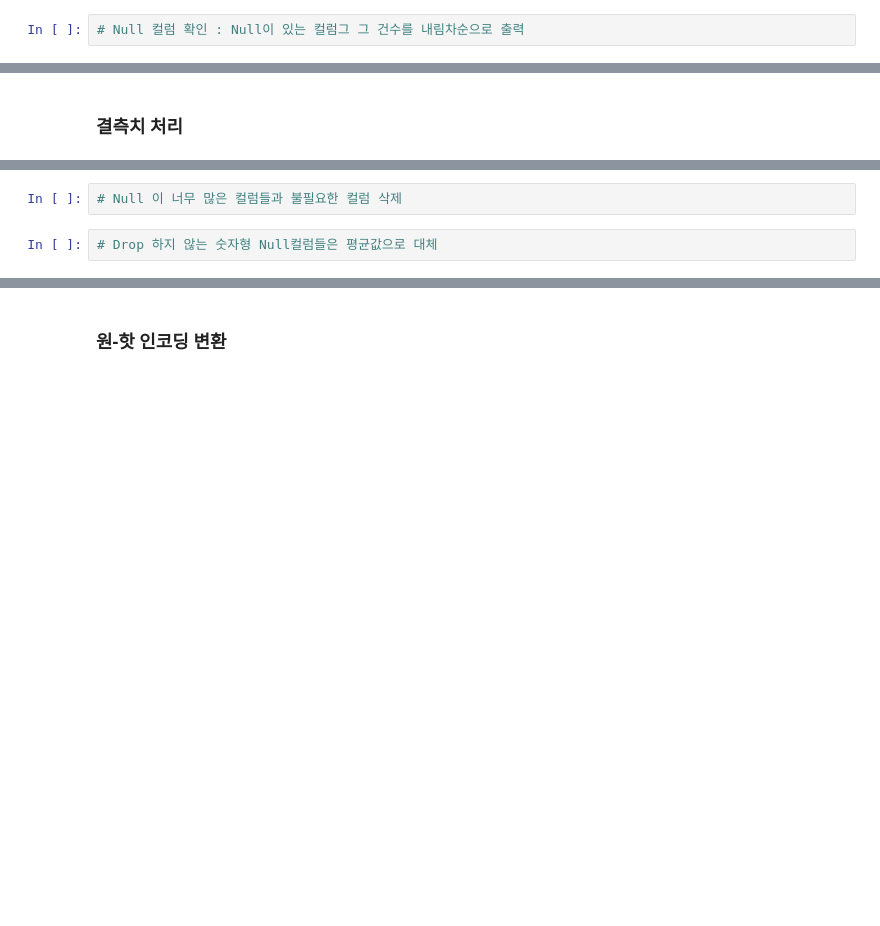
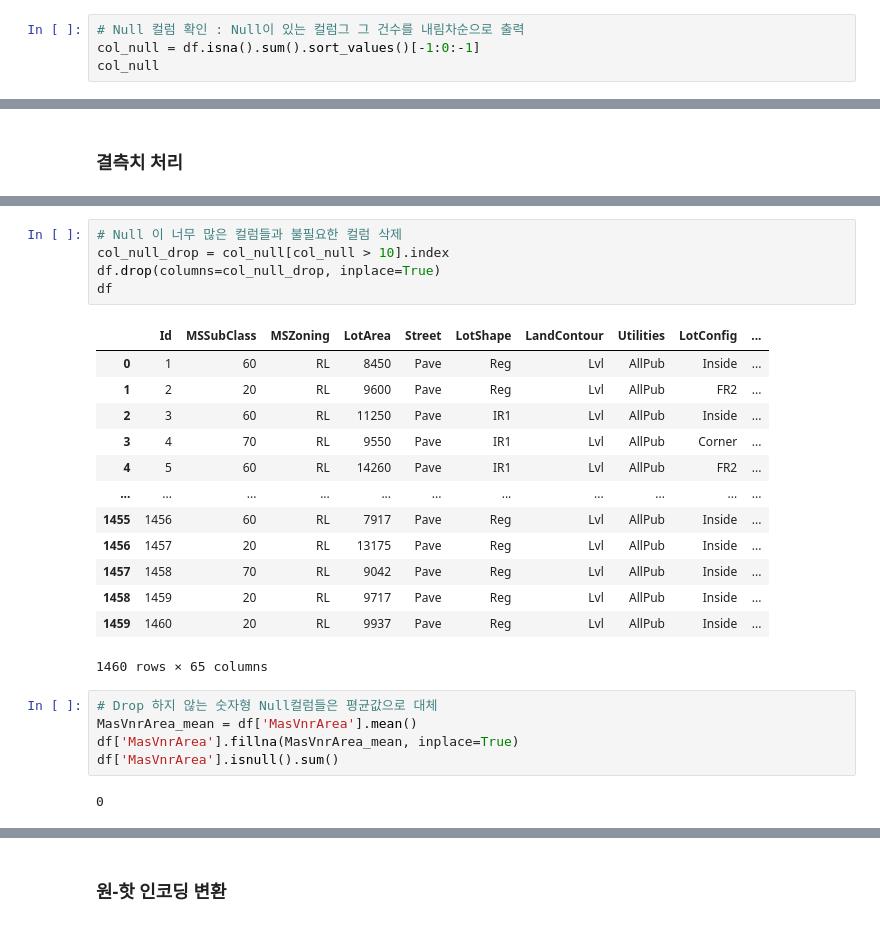
Before and after one commit to annmunju/multicam_ds, a Jupyter notebook: 12_MachineLearning/day7/머신러닝_20_회귀실습2_Kaggle House Price.ipynb, the cells around one changed output, grey strips where cells are left out. Cells and saved outputs as stored; diff of their text form; blank space fills up the shorter version.

```diff
--- a/12_MachineLearning/day7/머신러닝_20_회귀실습2_Kaggle House Price.ipynb
+++ b/12_MachineLearning/day7/머신러닝_20_회귀실습2_Kaggle House Price.ipynb
@@ -92,3 +127,5 @@ import matplotlib.pyplot as plt
 **Null 컬럼 및 갯수 확인**
 # %%
 # Null 컬럼 확인 : Null이 있는 컬럼그 그 건수를 내림차순으로 출력
+col_null = df.isna().sum().sort_values()[-1:0:-1]
+col_null
@@ -117,6 +230,28 @@ import matplotlib.pyplot as plt
 # %%
 # Null 이 너무 많은 컬럼들과 불필요한 컬럼 삭제
+col_null_drop = col_null[col_null > 10].index
+df.drop(columns=col_null_drop, inplace=True)
+df
+# %% [output]
+|  | Id | MSSubClass | MSZoning | LotArea | Street | LotShape | LandContour | Utilities | LotConfig | ... |
+| 0 | 1 | 60 | RL | 8450 | Pave | Reg | Lvl | AllPub | Inside | ... |
+| 1 | 2 | 20 | RL | 9600 | Pave | Reg | Lvl | AllPub | FR2 | ... |
+| 2 | 3 | 60 | RL | 11250 | Pave | IR1 | Lvl | AllPub | Inside | ... |
+| 3 | 4 | 70 | RL | 9550 | Pave | IR1 | Lvl | AllPub | Corner | ... |
+| 4 | 5 | 60 | RL | 14260 | Pave | IR1 | Lvl | AllPub | FR2 | ... |
+| ... | ... | ... | ... | ... | ... | ... | ... | ... | ... | ... |
+| 1455 | 1456 | 60 | RL | 7917 | Pave | Reg | Lvl | AllPub | Inside | ... |
+| 1456 | 1457 | 20 | RL | 13175 | Pave | Reg | Lvl | AllPub | Inside | ... |
+| 1457 | 1458 | 70 | RL | 9042 | Pave | Reg | Lvl | AllPub | Inside | ... |
+| 1458 | 1459 | 20 | RL | 9717 | Pave | Reg | Lvl | AllPub | Inside | ... |
+| 1459 | 1460 | 20 | RL | 9937 | Pave | Reg | Lvl | AllPub | Inside | ... |
+1460 rows × 65 columns
 # %%
 # Drop 하지 않는 숫자형 Null컬럼들은 평균값으로 대체
+MasVnrArea_mean = df['MasVnrArea'].mean()
+df['MasVnrArea'].fillna(MasVnrArea_mean, inplace=True)
+df['MasVnrArea'].isnull().sum()
+# %% [output]
+0
 # %%
 # Null 값이 있는 피처명과 타입 추출
```
Also changed, not shown: parts of 13 cells of this notebook, 2 other files.
